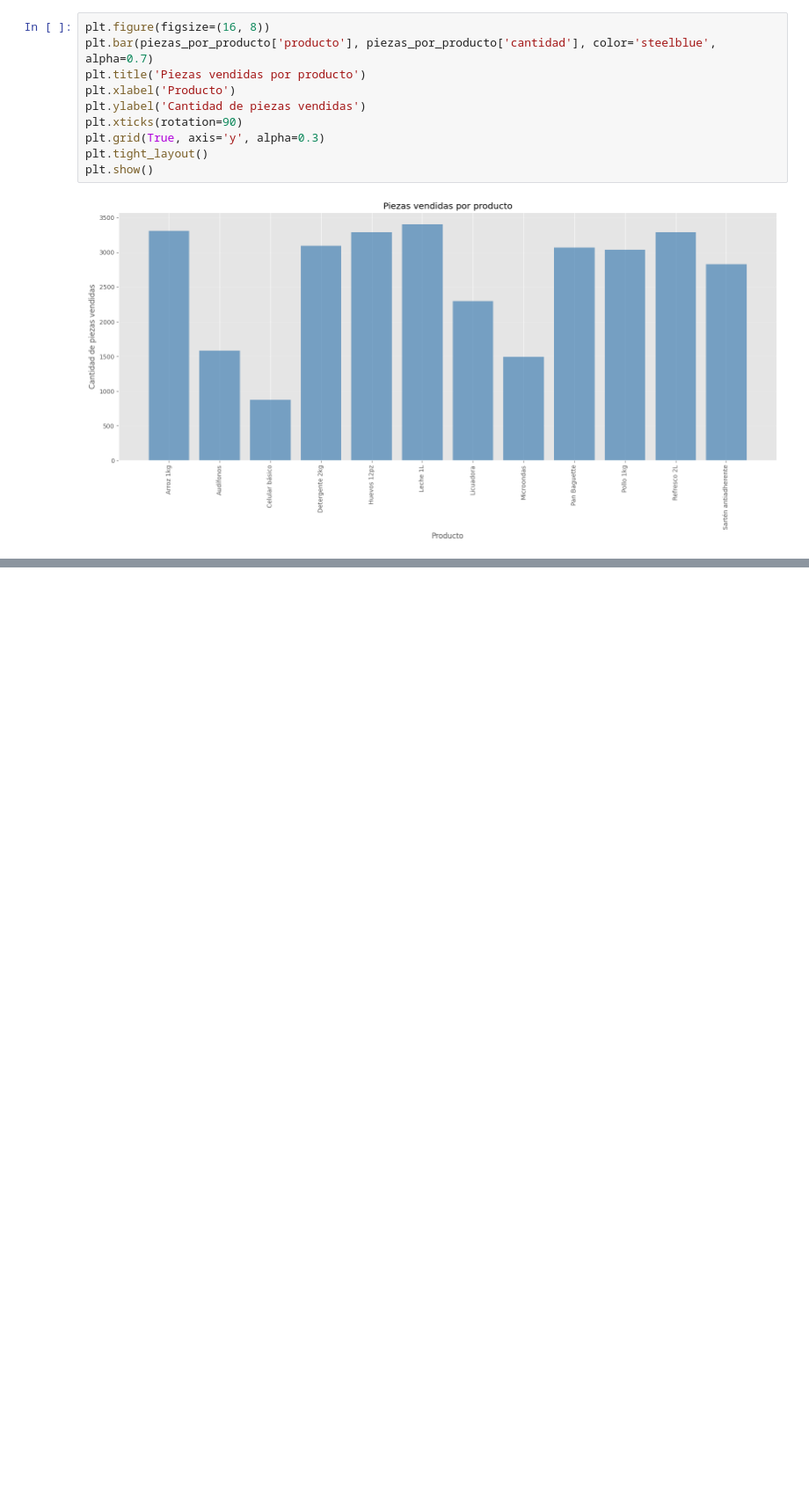
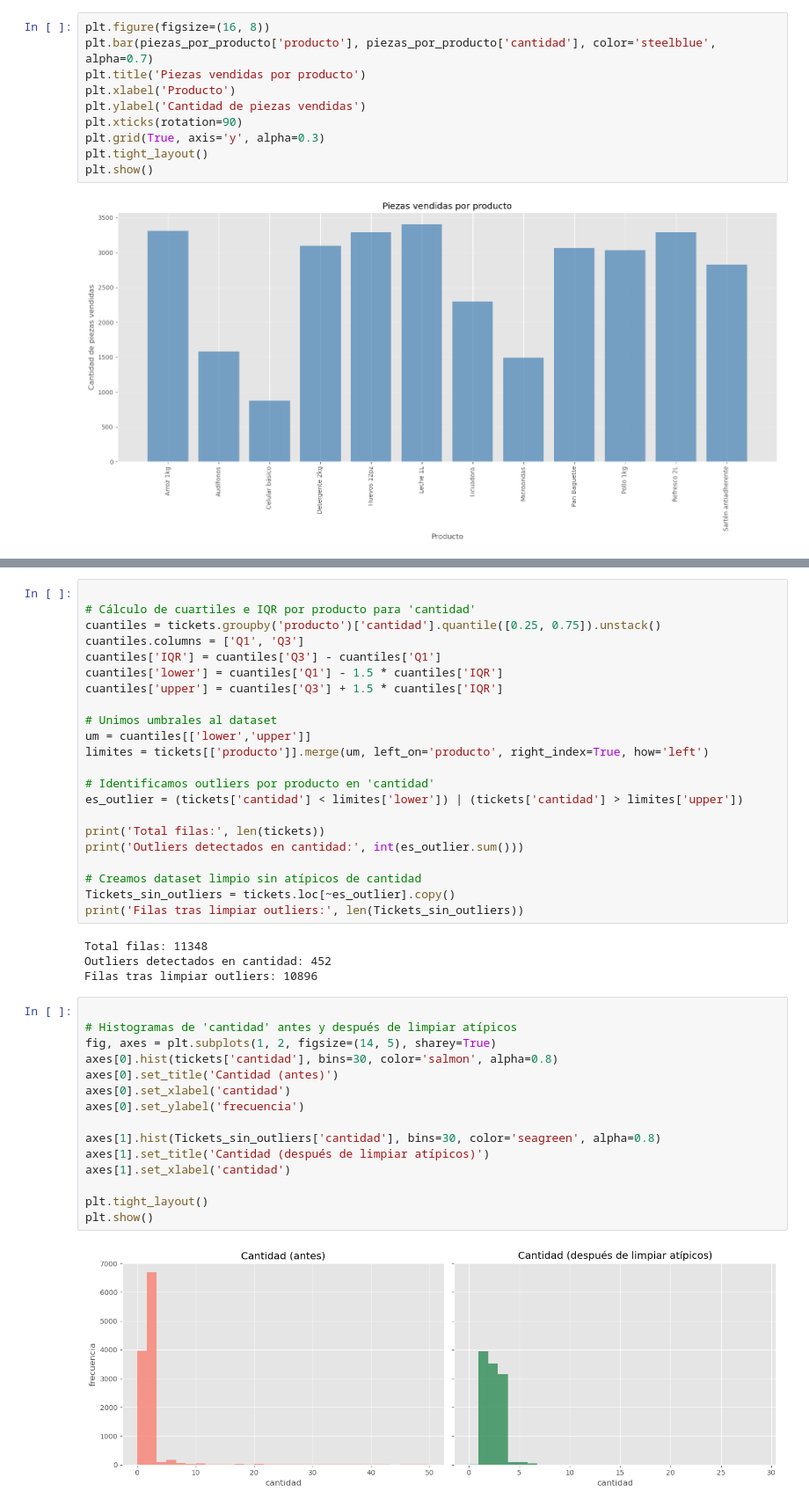
Before and after one commit to Davis2200/TareasAprendizaje, a Jupyter notebook: TareasAprendizaje/practica1/codigo/visualizacion.ipynb, the cells around one changed output, grey strips where cells are left out. Shown at 88% size. Cells and saved outputs as stored; diff of their text form; blank space fills up the shorter version.

```diff
--- a/TareasAprendizaje/practica1/codigo/visualizacion.ipynb
+++ b/TareasAprendizaje/practica1/codigo/visualizacion.ipynb
@@ -80,0 +88,43 @@ plt.show()
+# %%
+
+# Cálculo de cuartiles e IQR por producto para 'cantidad'
+cuantiles = tickets.groupby('producto')['cantidad'].quantile([0.25, 0.75]).unstack()
+cuantiles.columns = ['Q1', 'Q3']
+cuantiles['IQR'] = cuantiles['Q3'] - cuantiles['Q1']
+cuantiles['lower'] = cuantiles['Q1'] - 1.5 * cuantiles['IQR']
+cuantiles['upper'] = cuantiles['Q3'] + 1.5 * cuantiles['IQR']
+
+# Unimos umbrales al dataset
+um = cuantiles[['lower','upper']]
+limites = tickets[['producto']].merge(um, left_on='producto', right_index=True, how='left')
+
+# Identificamos outliers por producto en 'cantidad'
+es_outlier = (tickets['cantidad'] < limites['lower']) | (tickets['cantidad'] > limites['upper'])
+
+print('Total filas:', len(tickets))
+print('Outliers detectados en cantidad:', int(es_outlier.sum()))
+
+# Creamos dataset limpio sin atípicos de cantidad
+Tickets_sin_outliers = tickets.loc[~es_outlier].copy()
+print('Filas tras limpiar outliers:', len(Tickets_sin_outliers))
+# %% [output]
+Total filas: 11348
+Outliers detectados en cantidad: 452
+Filas tras limpiar outliers: 10896
+# %%
+
+# Histogramas de 'cantidad' antes y después de limpiar atípicos
+fig, axes = plt.subplots(1, 2, figsize=(14, 5), sharey=True)
+axes[0].hist(tickets['cantidad'], bins=30, color='salmon', alpha=0.8)
+axes[0].set_title('Cantidad (antes)')
+axes[0].set_xlabel('cantidad')
+axes[0].set_ylabel('frecuencia')
+
+axes[1].hist(Tickets_sin_outliers['cantidad'], bins=30, color='seagreen', alpha=0.8)
+axes[1].set_title('Cantidad (después de limpiar atípicos)')
+axes[1].set_xlabel('cantidad')
+
+plt.tight_layout()
+plt.show()
+# %% [output]
+[figure, added]
```
Also changed, not shown: parts of 15 cells of this notebook, 4 other files.
